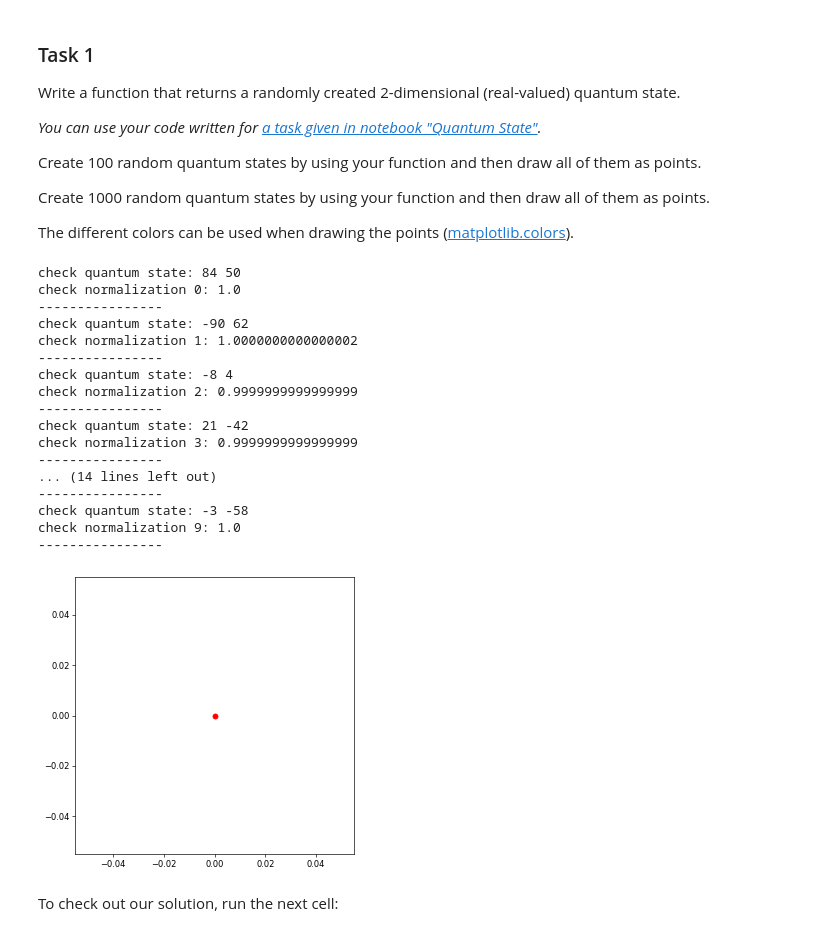
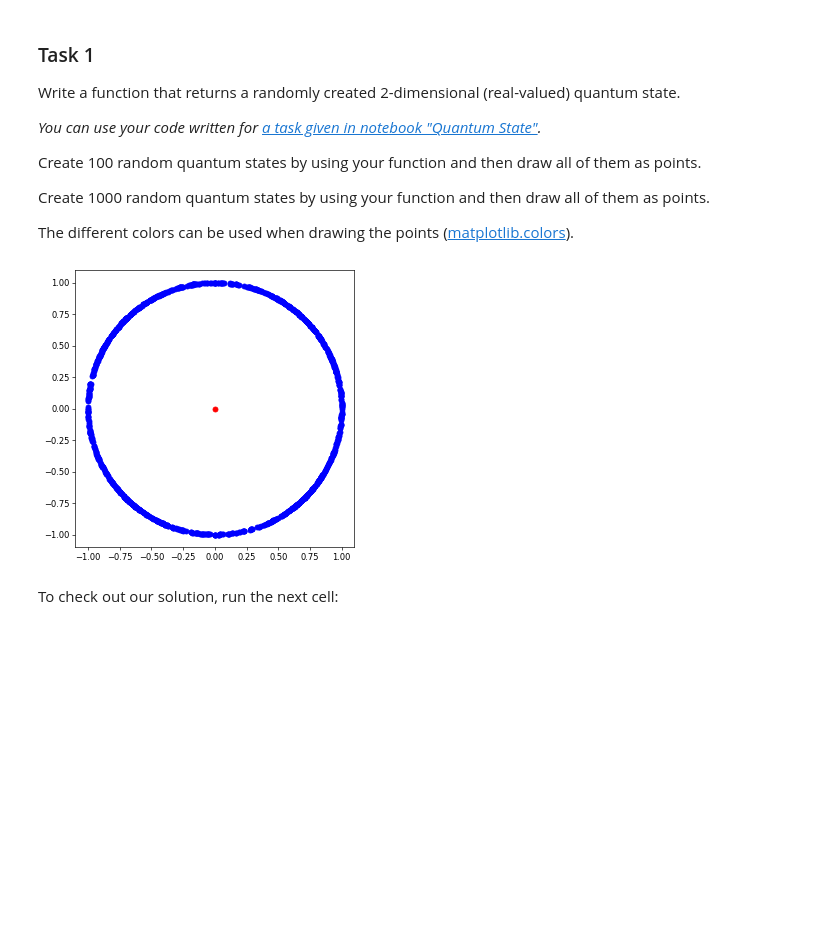
Before and after one commit to yaraPB/Quantum-Computing, a Jupyter notebook: 2_chapter/2_3/QB23_Q32_Visualization_of_a_Qubit.ipynb, the cells around one changed output. Saved outputs shown, nothing was run; the diff lists cells and outputs as text; code cells hidden in the pictures; blank space fills up the shorter version.

```diff
--- a/2_chapter/2_3/QB23_Q32_Visualization_of_a_Qubit.ipynb
+++ b/2_chapter/2_3/QB23_Q32_Visualization_of_a_Qubit.ipynb
@@ -153,59 +153,47 @@ The different colors can be used when drawing the points ([matplotlib.colors](ht
 # %%
 # import the drawing methods
 from matplotlib.pyplot import plot, figure
 from random import randrange
+import math
 
 # draw a figure
 figure(figsize=(6,6), dpi=60)
 
 # draw the origin
 plot(0,0,'ro')
 
 from random import randrange
 colors = ['ro','bo','go','yo','co','mo','ko']
 
 def random_quantum_state():
-    for k in range(10):
-        normalization_factor = 0
-        sum = 0
-        a = randrange(-100, 100)
-        b = randrange(-100, 100)
-        if a == 0 and b == 0:
-            break
-        quantum_state=[a,b]
-        print(f"check quantum state:", quantum_state[0], quantum_state[1])
-        for i in range(len(quantum_state)):
-            sum += quantum_state[i]**2
+   quantum_state = [0, 0]
+   length = 0
+   for i in range(len(quantum_state)):
+      quantum_state[i] = randrange(-100, 100) * 0.01
+      length += quantum_state[i]**2
 
-        normalization_factor = sum**0.5
+   # Check the quatum state:
+#    print(f"The quantum states are {quantum_state[0]} and {quantum_state[1]}")
 
-        for i in range(len(quantum_state)):
-            quantum_state[i] /= normalization_factor
+   # check normalization
+   normalization = 0
+   for i in range(len(quantum_state)):
+      quantum_state[i] /= (length**0.5)
+      normalization += quantum_state[i]**2
 
-        print(f"check normalization {k}:",(quantum_state[0]**2 + quantum_state[1]**2))
-        print("----------------")
+#    print("The normalization is:", normalization)
 
 
-random_quantum_state()
+#    if(math.isclose(normalization, 1, rel_tol=1e-09)): print("It's a quantum state")
+#    else: print("It's not a quantum state")
+   plot(quantum_state[0], quantum_state[1], 'bo')
+
+
+
+for i in range(1000):
+   random_quantum_state()
 # %% [output]
-check quantum state: 84 50
-check normalization 0: 1.0
-----------------
-check quantum state: -90 62
-check normalization 1: 1.0000000000000002
-----------------
-check quantum state: -8 4
-check normalization 2: 0.9999999999999999
-----------------
-check quantum state: 21 -42
-check normalization 3: 0.9999999999999999
-----------------
-... (14 lines left out)
-----------------
-check quantum state: -3 -58
-check normalization 9: 1.0
-----------------
-[figure, old version]
+[figure, new version]
 # %% [markdown]
 To check out our solution, run the next cell:
 # %%
```
Also changed, not shown: parts of 6 cells of this notebook, 1 other file.
